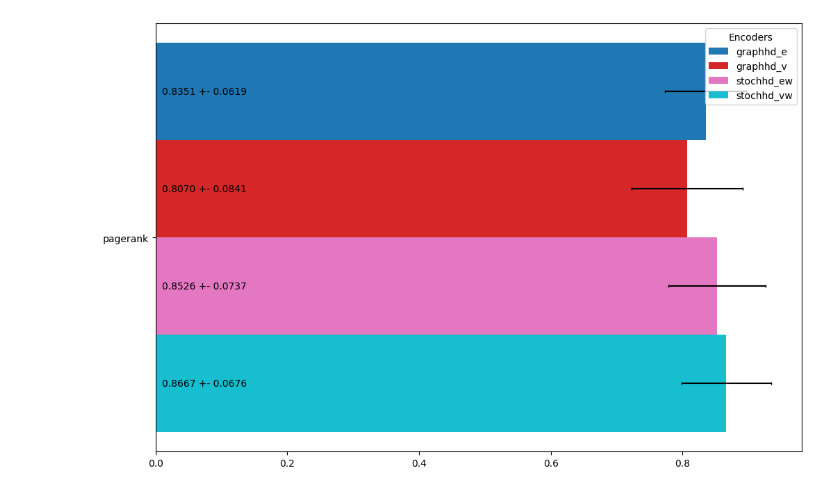
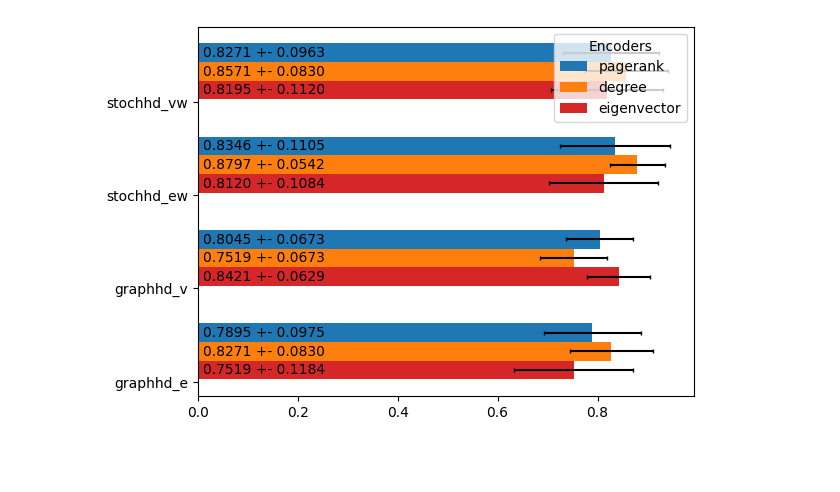
Before and after one commit to ignaciosica/hdc, a Jupyter notebook: papers/graph/tgraph.ipynb, the cells around one changed output. Drawn from its saved outputs; the diff is of its cells as text; code cells hidden in the pictures; blank space fills up the shorter version.

Commit message:
move plotting to separate py file

```diff
--- a/papers/graph/tgraph.ipynb
+++ b/papers/graph/tgraph.ipynb
@@ -278,25 +180,45 @@ def bars(data, tlabels, elabels):
 # %%
-FOLDS, REPS = 10, 3
+FOLDS, REPS = 3, 1
+DIMENSIONS, ALPHA, STEP, DIGITS = 10000, 0.85, 200, 3
 
 
-def create_pipeline(encoder, transformer, graphs, labels, folds=5, reps=1):
+transformers = {
+    "pagerank": partial(nx.pagerank, alpha=ALPHA),
+    "degree": nx.degree_centrality,
+    "eigenvector": partial(nx.eigenvector_centrality_numpy),
+    "katz": partial(nx.katz_centrality_numpy),
+    "betweenness": partial(nx.betweenness_centrality),
+    "closeness": partial(nx.closeness_centrality),
+    "laplacian": partial(nx.laplacian_centrality),
+}
+
+
+encoders = {
+    "graphhd_e": GraphHD(DIMENSIONS, encode_graphe),
+    "graphhd_v": GraphHD(DIMENSIONS, encode_graphv),
+    "stochhd_ew": StochHD(DIMENSIONS, encode_graphew),
+    "stochhd_vw": StochHD(DIMENSIONS, encode_graphvw),
+}
+
+
+def create_pipeline(encoder, transformer, graphs, labels):
     pipe = Pipeline(
         [
-            ("transformer", BaseTransformer(transformer, digits=3)),
+            ("transformer", BaseTransformer(transformer, digits=DIGITS)),
             ("encoder", encoder),
-            ("classifier", BaseClassifier(step=200)),
+            ("classifier", BaseClassifier(step=STEP)),
         ]
     )
     scores = []
-    for _ in range(reps):
+    for _ in range(REPS):
         scores.extend(
             cross_val_score(
                 pipe,
                 graphs,
                 labels,
-                cv=ShuffleSplit(n_splits=folds),
+                cv=ShuffleSplit(n_splits=FOLDS),
                 n_jobs=1,
-                verbose=4,
+                # verbose=4,
                 error_score="raise",
             )
         )
@@ -304,21 +226,38 @@ def create_pipeline(encoder, transformer, graphs, labels, folds=5, reps=1):
     return scores
 
 
+def main2():
+    ascores = np.zeros((FOLDS * REPS, len(encoders), len(transformers)))
+    for i, (_, encoder) in enumerate(encoders.items()):
+        for j, (_, transformer) in enumerate(transformers.items()):
+            scores = create_pipeline(encoder, transformer, graphs, labels)
+            ascores[:, i, j] = scores
+
+            bars(ascores, encoders.keys(), transformers.keys())
+            clear_output(wait=True)
+    # print(ascores)
+
+
 def main():
-    ascores = []
-
+    ascores, elabels = [], []
     for elabel, encoder in encoders.items():
         escores = []
-        for tlabel, trans in transformers.items():
-            scores = create_pipeline(encoder, trans, graphs, labels, FOLDS, REPS)
-            print(elabel, tlabel)
+        elabels.append(elabel)
+        for _, trans in transformers.items():
+            scores = create_pipeline(encoder, trans, graphs, labels)
+            escores.append(scores)
+            bars(np.array(ascores), transformers.keys(), encoders.keys())
+            clear_output(wait=True)
 
-            escores.append(scores)
         ascores.append(escores)
+        # bars(np.array(ascores), transformers.keys(), elabels)
+        # clear_output(wait=True)
 
     return np.array(ascores)
 
 
-sc2 = main()
-bars(sc2, transformers.keys(), encoders.keys())
+main2()
+
+# scores = main()
+# bars(scores, transformers.keys(), encoders.keys())
 # %% [output]
@@ -342 +264 @@ stochhd_vw pagerank
-[figure, old version]
+[figure, new version]
```
Also changed, not shown: parts of 9 cells of this notebook, 2 other files.
